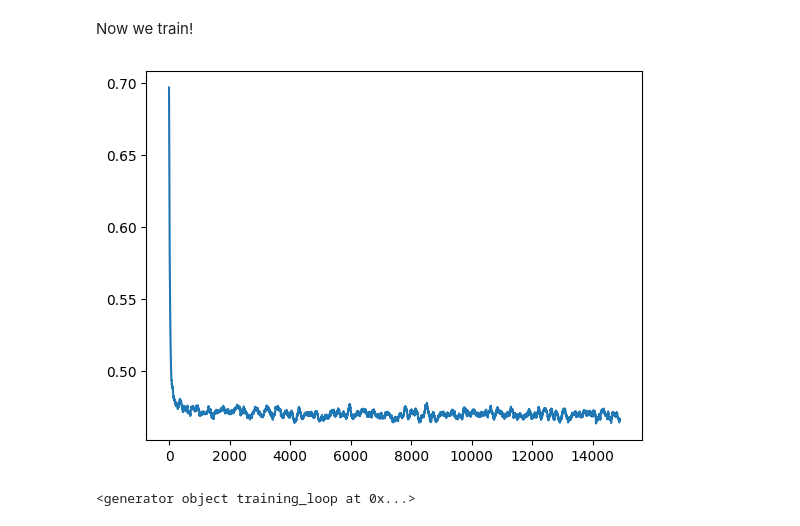
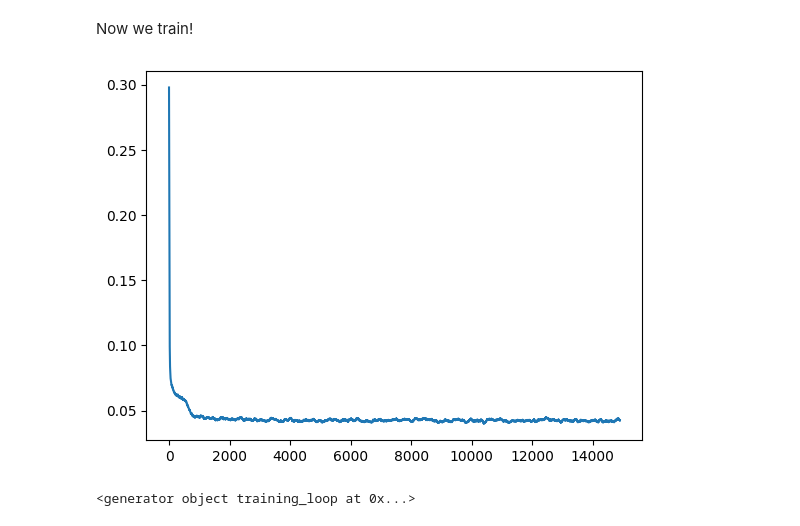
Before and after one commit to JetfiRex/Diffusion-ToyModel, a Jupyter notebook: Diffusion.ipynb, the cells around one changed output. Saved outputs shown, nothing was run; the diff lists cells and outputs as text; code cells hidden in the pictures.

```diff
--- a/Diffusion.ipynb
+++ b/Diffusion.ipynb
@@ -9,5 +9,7 @@ from smalldiffusion import (
     TimeInputMLP, ScheduleLogLinear, training_loop, samples,
     DatasaurusDozen, Swissroll
 )
-
+def moving_average(x, w):
+    return np.convolve(x, np.ones(w), 'valid') / w
 from main import plot_batch
+from main import plot_batch
@@ -221,7 +225,7 @@ def get_sigma_embeds_hi_dim(x0, sigma, scaling_factor=0.25, log_scale=True):
 ## Simple MLP for toy examples, modified a bit from the original file.
 ## This is meant to predict x0 though.
 
-class TimeInputMLP(nn.Module, ModelMixin):
+class HighDimNoise(nn.Module, ModelMixin):
     sigma_dim = 2
     def __init__(self, dim=2, output_dim=None, hidden_dims=(16,128,256,128,16)):
         super().__init__()
@@ -240,12 +244,14 @@ class TimeInputMLP(nn.Module, ModelMixin):
         nn_input = torch.cat([x, sigma_embeds], dim=1)         # shape: b x (3*dim)
         return self.net(nn_input)
 
-    def get_loss(self, x0, sigma, eps, cond=None, loss=nn.MSELoss):
+    def get_loss(self, x0, sigma, eps=None, cond=None, loss=nn.MSELoss):
         # print(x0.shape, sigma.shape, eps.shape)
         # Please be notice that: in THIS case specifically, x0 and sigma ARE the same shape! NO NEED TO UNSQUEEZE!
 
         noise = 1/(1+sigma)
         alpha = 1-noise
+        if eps is None:
+            eps = torch.randn_like(x0)
 
         return loss()(x0, self(torch.sqrt(alpha) * x0 + torch.sqrt(noise) * eps, sigma, cond=cond))
 
@@ -262,14 +268,14 @@ class TimeInputMLP(nn.Module, ModelMixin):
 Now we train!
 # %%
 loader = DataLoader(dataset, batch_size=2048)
-model = TimeInputMLP(hidden_dims=(16,128,128,128,128,16))
-schedule = ScheduleLogLinear(N=200, sigma_min=0.005, sigma_max=10)
+model = HighDimNoise(hidden_dims=(16,128,128,128,128,16))
+schedule = ScheduleLogLinear(N=200, sigma_min=0.05, sigma_max=1e6)
 trainer = training_loop(loader, model, schedule, epochs=15000, lr=1e-3)
 losses = [ns.loss.item() for ns in trainer]
 plt.plot(moving_average(losses, 100))
 plt.show()
 # %% [output]
-[figure, old version]
+[figure, new version]
 # %%
 trainer
 # %% [output]
```
Also changed, not shown: parts of 13 cells of this notebook, 1 other file.
